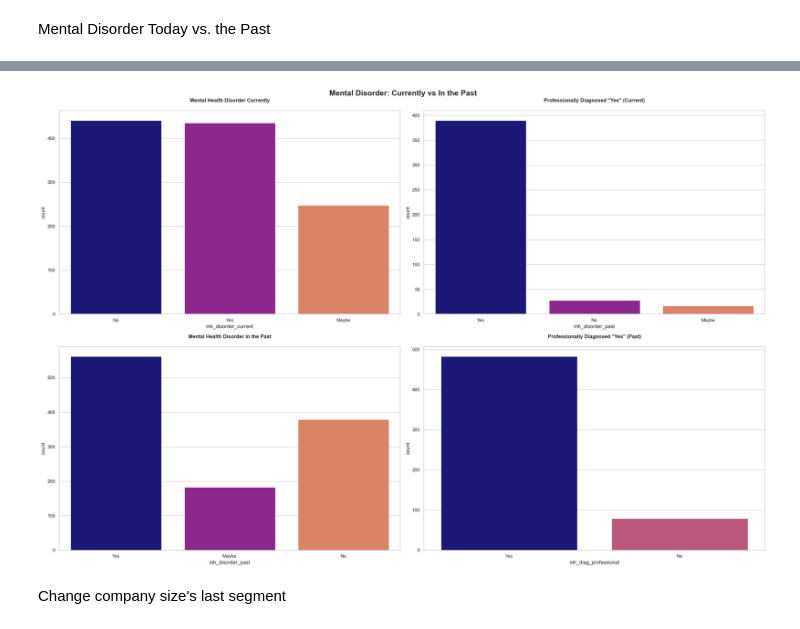
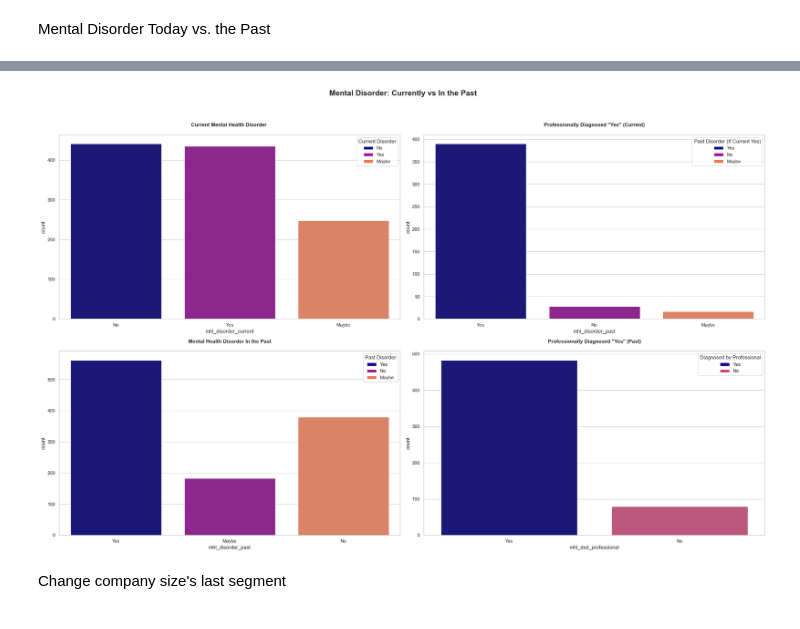
Before and after one commit to Oumaymabamoh/ML_Mental_Health_Cluster_Insights, a Jupyter notebook: data_eda.ipynb, the cells around one changed output, grey strips where cells are left out. Saved outputs shown, nothing was run; the diff lists cells and outputs as text; code cells hidden in the pictures.

```diff
--- a/data_eda.ipynb
+++ b/data_eda.ipynb
@@ -261,7 +265,7 @@ df.drop(df[df.self_employed == 1].index, inplace=True)
 df.drop('self_employed',axis=1,inplace=True)
 
 # Drop all columns referencing answer by only self-employed survey takers
-df.drop(df.loc[:,'mh_coverage_flag_2':'mh_productivity_impact_percentage'],axis=1,inplace=True)
+df.drop(df.loc[:,'mhl_coverage_flag_2':'mhl_productivity_impact_percentage'],axis=1,inplace=True)
 
 
 # Create the heatmap for missing data visualization
@@ -452,16 +454,15 @@ Female    272
 other      22
 Name: count, dtype: int64
 # %%
-# Strip whitespace and normalize the case to ensure consistent matching
+# Make a copy to avoid the SettingWithCopyWarning
+df = df.copy()
+
+# Now safe to modify
 df['gender'] = df['gender'].str.strip().str.lower()
-
-# Remove rows where 'gender' is 'other'
-df = df[df['gender'] != 'other']
-
-# Restore the original case for 'Male' and 'Female'
+df = df[df['gender'] != 'other'].copy()  # Filter and copy again
 df['gender'] = df['gender'].replace({'male': 'Male', 'female': 'Female'})
 
-# Verify the results
+# Check results
 print(df['gender'].value_counts())
 # %% [output]
 gender
@@ -511,9 +536,6 @@ plt.show()
 # %%
-# Inspecting the first few rows to check the column values
-df.head(3)
-
 # Define columns that need to be cleaned and standardized
-yes_no_columns = ['tech_comp_flag', 'prev_employers_flag']  # Add your columns here
+yes_no_columns = ['tech_comp_flag', 'prv_employers_flag']
 
 # Define a dictionary for all the possible mappings
 replacement_dict = {
@@ -774,8 +790,9 @@ import matplotlib.pyplot as plt
 import seaborn as sns
 from matplotlib.cm import plasma
 from matplotlib.colors import to_hex
+from matplotlib.patches import Patch
 
-# ✅ Correct function name and spelling
+# Correct function name and spelling for plasma palette
 def get_plasma_palette(n):
     return [to_hex(plasma(i / n)) for i in range(n)]
 
@@ -785,7 +802,7 @@ fig.suptitle('Mental Disorder: Currently vs In the Past', fontsize=18, fontweigh
 
 # Titles for the subplots
 titles = [
-    'Mental Health Disorder Currently',
+    'Current Mental Health Disorder ',
     'Professionally Diagnosed "Yes" (Current)',
     'Mental Health Disorder In the Past',
     'Professionally Diagnosed "Yes" (Past)'
@@ -800,25 +817,42 @@ for i, title in enumerate(titles):
 sns.set_style('whitegrid')
 
 # Count unique values for palette sizing
-unique_0_0 = df["mh_disorder_current"].nunique()
-unique_0_1 = df[df["mh_disorder_current"] == "Yes"]["mh_disorder_past"].nunique()
-unique_1_0 = df["mh_disorder_past"].nunique()
-unique_1_1 = df[df["mh_disorder_past"] == "Yes"]["mh_diag_professional"].nunique()
+unique_0_0 = df["mhl_disorder_current"].nunique()
+unique_0_1 = df[df["mhl_disorder_current"] == "Yes"]["mhl_disorder_past"].nunique()
+unique_1_0 = df["mhl_disorder_past"].nunique()
+unique_1_1 = df[df["mhl_disorder_past"] == "Yes"]["mhl_dxd_professional"].nunique()
 
-# ✅ Use get_plasma_palette instead of get_magma_palette
+# Use get_plasma_palette instead of get_magma_palette
 palette1 = get_plasma_palette(unique_0_0)
 palette2 = get_plasma_palette(unique_0_1)
 palette3 = get_plasma_palette(unique_1_0)
 palette4 = get_plasma_palette(unique_1_1)
 
-# Create countplots using plasma-based palettes
-sns.countplot(ax=ax[0, 0], data=df, x="mh_disorder_current", palette=palette1)
-sns.countplot(ax=ax[0, 1], data=df[df["mh_disorder_current"] == "Yes"], x="mh_disorder_past", palette=palette2)
-sns.countplot(ax=ax[1, 0], data=df, x="mh_disorder_past", palette=palette3)
-sns.countplot(ax=ax[1, 1], data=df[df["mh_disorder_past"] == "Yes"], x="mh_diag_professional", palette=palette4)
+# Create countplots using plasma-based palettes and fix the 'hue' issue
+sns.countplot(ax=ax[0, 0], data=df, x="mhl_disorder_current", hue="mhl_disorder_current", palette=palette1, legend=False)
+sns.countplot(ax=ax[0, 1], data=df[df["mhl_disorder_current"] == "Yes"], x="mhl_disorder_past", hue="mhl_disorder_past", palette=palette2, legend=False)
+sns.countplot(ax=ax[1, 0], data=df, x="mhl_disorder_past", hue="mhl_disorder_past", palette=palette3, legend=False)
+sns.countplot(ax=ax[1, 1], data=df[df["mhl_disorder_past"] == "Yes"], x="mhl_dxd_professional", hue="mhl_dxd_professional", palette=palette4, legend=False)
+
+# Add custom legends
+labels_0_0 = df["mhl_disorder_current"].value_counts().index.tolist()
+legend_elements_0_0 = [Patch(facecolor=palette1[i], label=label) for i, label in enumerate(labels_0_0)]
+ax[0, 0].legend(handles=legend_elements_0_0, title="Current Disorder", loc="upper right")
+
+labels_0_1 = df[df["mhl_disorder_current"] == "Yes"]["mhl_disorder_past"].value_counts().index.tolist()
+legend_elements_0_1 = [Patch(facecolor=palette2[i], label=label) for i, label in enumerate(labels_0_1)]
+ax[0, 1].legend(handles=legend_elements_0_1, title="Past Disorder (If Current Yes)", loc="upper right")
+
+labels_1_0 = df["mhl_disorder_past"].value_counts().index.tolist()
+legend_elements_1_0 = [Patch(facecolor=palette3[i], label=label) for i, label in enumerate(labels_1_0)]
+ax[1, 0].legend(handles=legend_elements_1_0, title="Past Disorder", loc="upper right")
+
+labels_1_1 = df[df["mhl_disorder_past"] == "Yes"]["mhl_dxd_professional"].value_counts().index.tolist()
+legend_elements_1_1 = [Patch(facecolor=palette4[i], label=label) for i, label in enumerate(labels_1_1)]
+ax[1, 1].legend(handles=legend_elements_1_1, title="Diagnosed by Professional", loc="upper right")
 
 # Adjust layout
-fig.tight_layout()
+fig.tight_layout(rect=[0, 0.03, 1, 0.95])
 
 # Show plot
 plt.show()
@@ -841,4 +860,4 @@ Passing `palette` without assigning `hue` is deprecated and will be removed in v
-[figure, old version]
+[figure, new version]
 # %% [markdown]
 Change company size's last segment
 # %%
```
Also changed, not shown: parts of 36 cells of this notebook.
